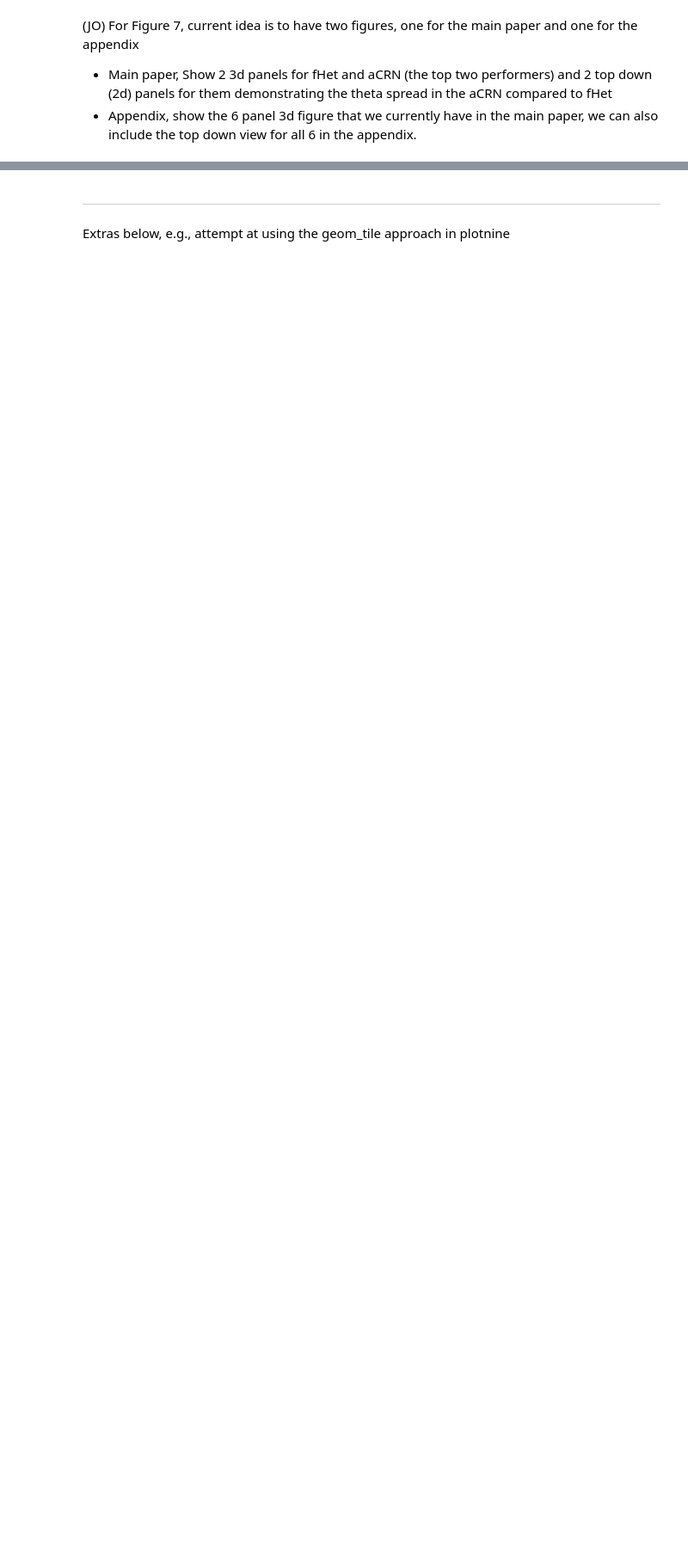
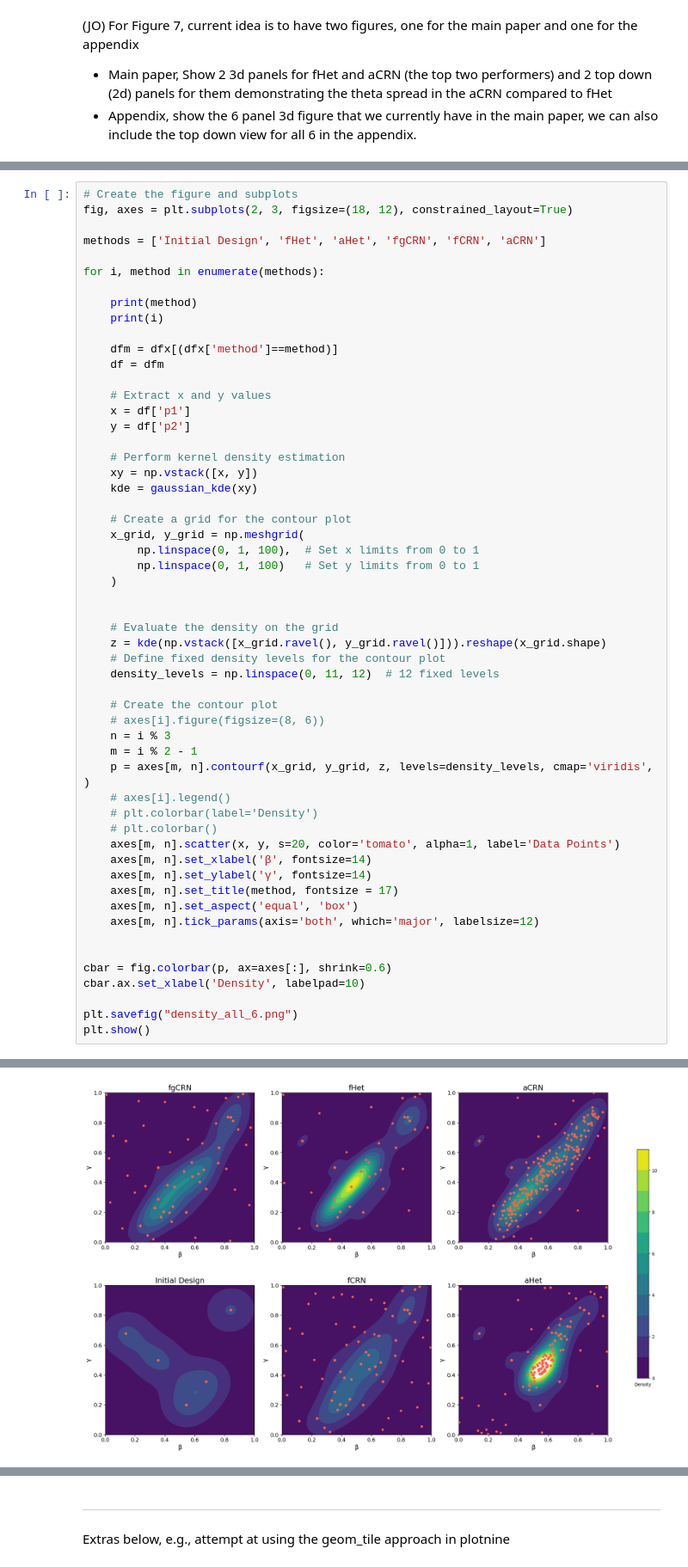
Before and after one commit to emews/adaptiveTS, a Jupyter notebook: notebook/simulation_experiment_figures/search_space.ipynb, the cells around one changed output, grey strips where cells are left out. Shown at 86% size. Cells and saved outputs as stored; diff of their text form; blank space fills up the shorter version.

```diff
--- a/notebook/simulation_experiment_figures/search_space.ipynb
+++ b/notebook/simulation_experiment_figures/search_space.ipynb
@@ -296,0 +318,56 @@ plt.show()
+# %%
+# Create the figure and subplots
+fig, axes = plt.subplots(2, 3, figsize=(18, 12), constrained_layout=True)
+
+methods = ['Initial Design', 'fHet', 'aHet', 'fgCRN', 'fCRN', 'aCRN']
+
+for i, method in enumerate(methods):
+
+    print(method)
+    print(i)
+
+    dfm = dfx[(dfx['method']==method)]
+    df = dfm
+
+    # Extract x and y values
+    x = df['p1']
+    y = df['p2']
+
+    # Perform kernel density estimation
+    xy = np.vstack([x, y])
+    kde = gaussian_kde(xy)
+
+    # Create a grid for the contour plot
+    x_grid, y_grid = np.meshgrid(
+        np.linspace(0, 1, 100),  # Set x limits from 0 to 1
+        np.linspace(0, 1, 100)   # Set y limits from 0 to 1
+    )
+
+
+    # Evaluate the density on the grid
+    z = kde(np.vstack([x_grid.ravel(), y_grid.ravel()])).reshape(x_grid.shape)
+    # Define fixed density levels for the contour plot
+    density_levels = np.linspace(0, 11, 12)  # 12 fixed levels
+
+    # Create the contour plot
+    # axes[i].figure(figsize=(8, 6))
+    n = i % 3
+    m = i % 2 - 1
+    p = axes[m, n].contourf(x_grid, y_grid, z, levels=density_levels, cmap='viridis', )
+    # axes[i].legend()
+    # plt.colorbar(label='Density')
+    # plt.colorbar()
+    axes[m, n].scatter(x, y, s=20, color='tomato', alpha=1, label='Data Points')
+    axes[m, n].set_xlabel('β', fontsize=14)
+    axes[m, n].set_ylabel('γ', fontsize=14)
+    axes[m, n].set_title(method, fontsize = 17)
+    axes[m, n].set_aspect('equal', 'box')
+    axes[m, n].tick_params(axis='both', which='major', labelsize=12)
+
+
+cbar = fig.colorbar(p, ax=axes[:], shrink=0.6)
+cbar.ax.set_xlabel('Density', labelpad=10)
+
+plt.savefig("density_all_6.png")
+plt.show()
+# %% [output]
@@ -296,0 +386 @@ plt.show()
+[figure, added]
```
Also changed, not shown: parts of 13 cells of this notebook, 9 other files.
